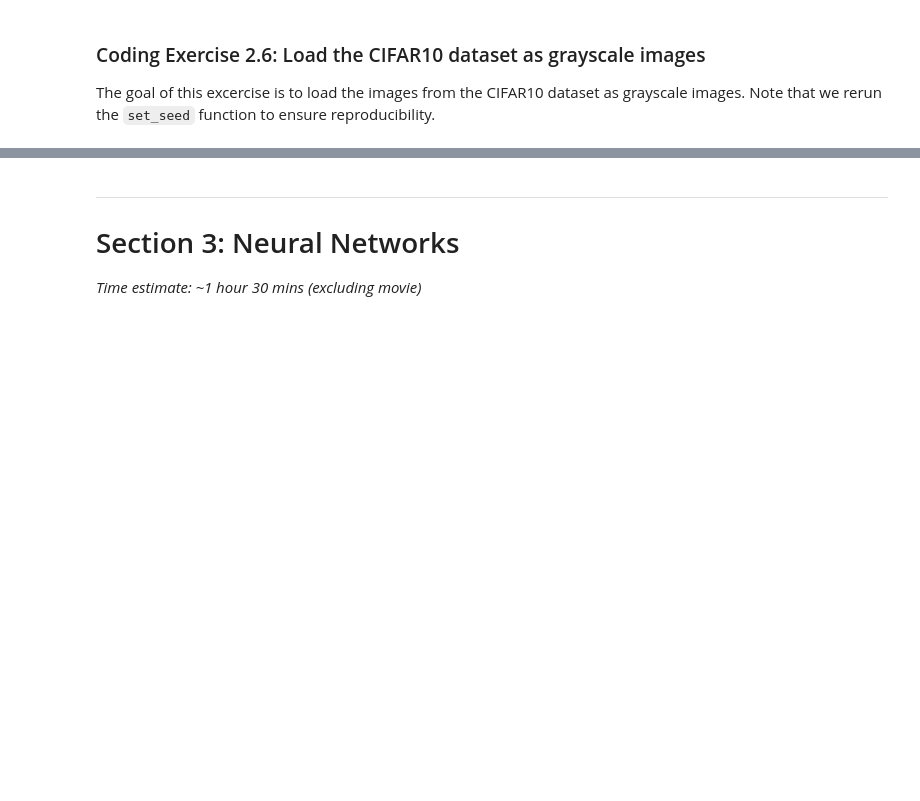
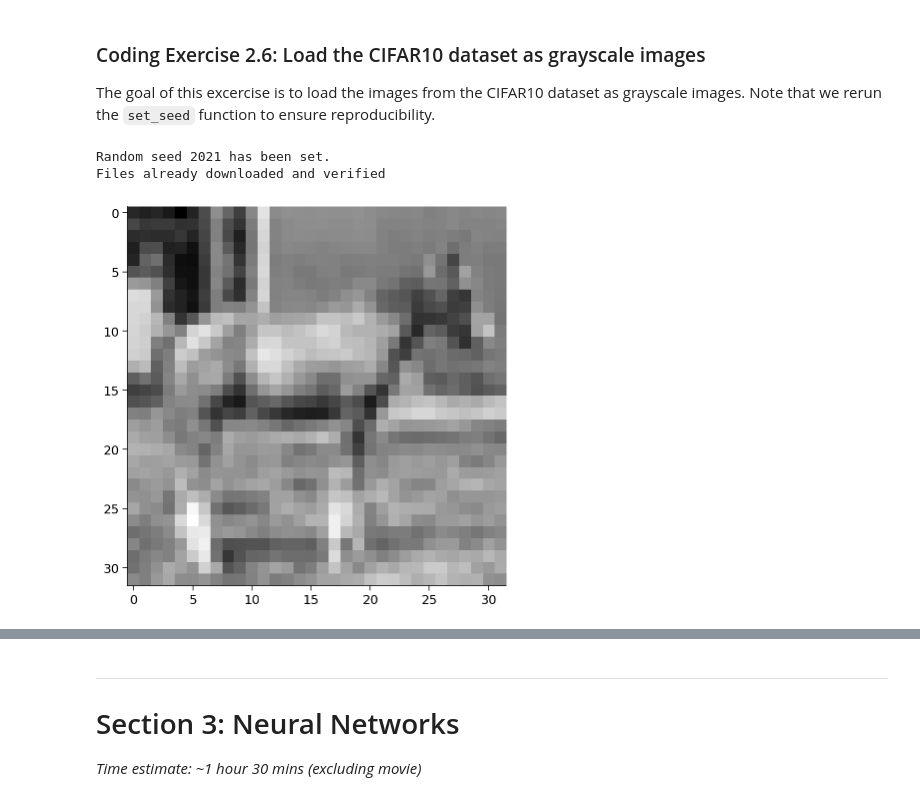
Before and after one commit to fabxy/course-content-dl, a Jupyter notebook: _sources/tutorials/W1D1_BasicsAndPytorch/student/W1D1_Tutorial1.ipynb, the cells around one changed output, grey strips where cells are left out. Saved outputs shown, nothing was run; the diff lists cells and outputs as text; code cells hidden in the pictures; blank space fills up the shorter version.

```diff
--- a/_sources/tutorials/W1D1_BasicsAndPytorch/student/W1D1_Tutorial1.ipynb
+++ b/_sources/tutorials/W1D1_BasicsAndPytorch/student/W1D1_Tutorial1.ipynb
@@ -1613,27 +1611,31 @@ The goal of this excercise is to load the images from the CIFAR10 dataset as gra
 # %%
 def my_data_load():
   ###############################################
   ## TODO for students: load the CIFAR10 data,
   ## but as grayscale images and not as RGB colored.
   # raise NotImplementedError("Student exercise: fill in the missing code to load the data")
   ###############################################
   ## TODO Load the CIFAR10 data using a transform that converts the images to grayscale tensors
   data = datasets.CIFAR10(
     root="data",
     download=True,
-    transform=ComposeToTensor()
+    transform=Compose([ToTensor(), Grayscale()])
     )
   # Display a random grayscale image
   image, label = data[random.randint(0, len(data))]
   plt.imshow(image.squeeze(), cmap="gray")
   plt.show()
 
   return data
 
 
 set_seed(seed=2021)
 ## After implementing the above code, uncomment the following lines to test your code
-# data = my_data_load()
+data = my_data_load()
+# %% [output]
+Random seed 2021 has been set.
+Files already downloaded and verified
+[figure, added]
 # %% [markdown]
 [*Click for solution*](https://github.com/NeuromatchAcademy/course-content-dl/tree/main//tutorials/W1D1_BasicsAndPytorch/solutions/W1D1_Tutorial1_Solution_6052d728.py)
 
```
Also changed, not shown: parts of 29 cells of this notebook.
